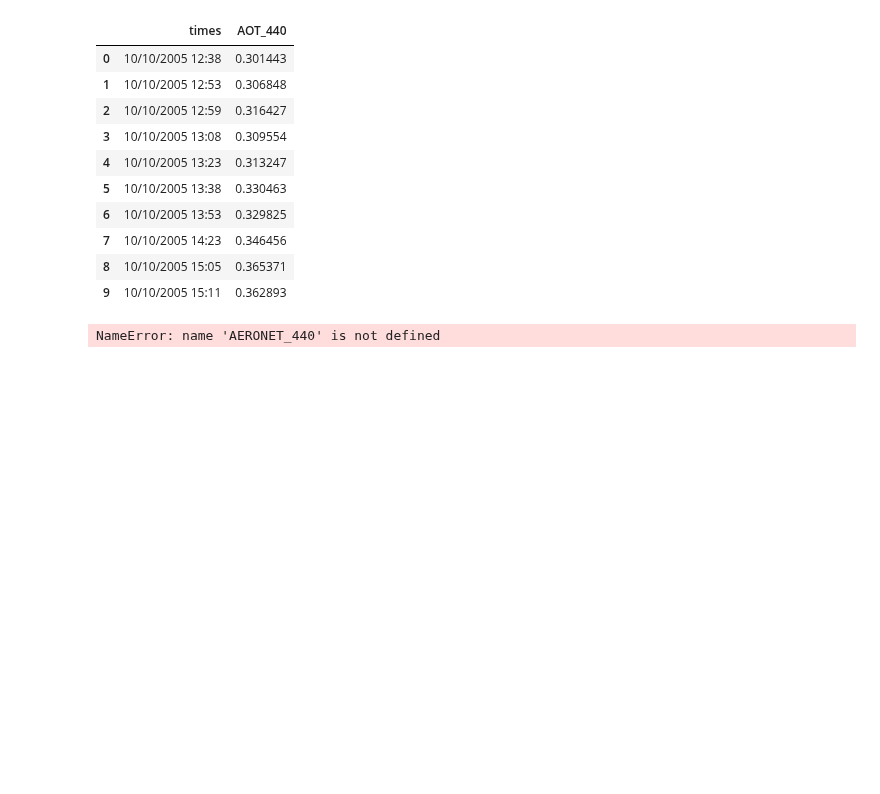
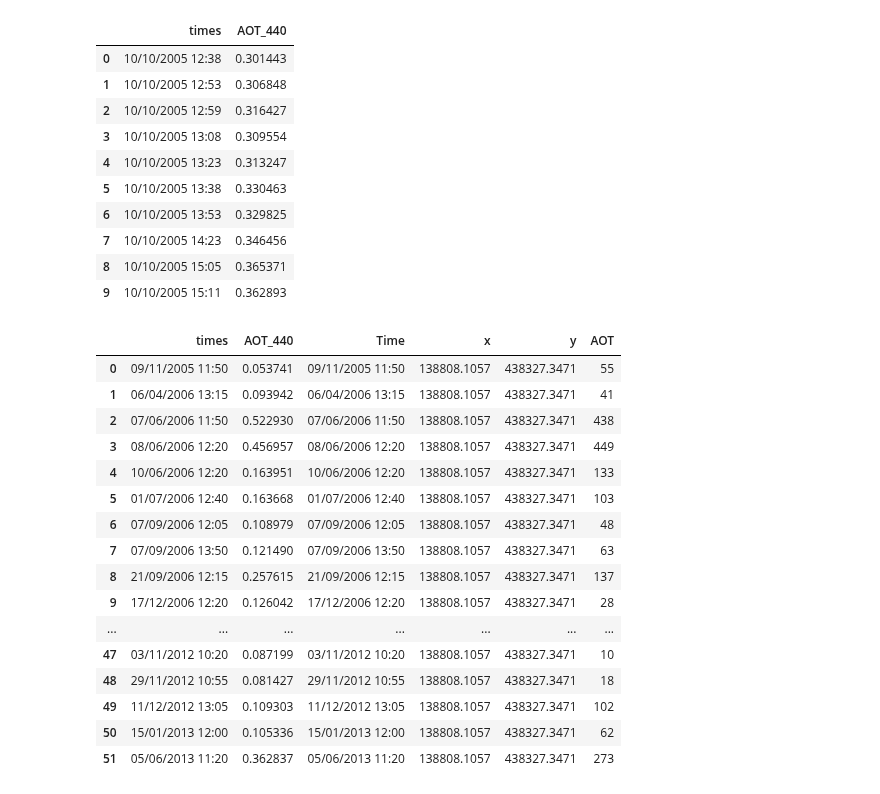
Before and after one commit to annalisasheehan/masters, a Jupyter notebook: AERONET_validation-just extracting data NO DASK.ipynb, the cells around one changed output. Cells and saved outputs as stored; diff of their text form; code cells hidden in the pictures; blank space fills up the shorter version.

```diff
--- a/AERONET_validation-just extracting data NO DASK.ipynb
+++ b/AERONET_validation-just extracting data NO DASK.ipynb
@@ -147,6 +147,4 @@ Aeronet_440[:10]
 | 8 | 10/10/2005 15:05 | 0.365371 |
 | 9 | 10/10/2005 15:11 | 0.362893 |
 # %%
-merged_inner = AERONET_440.merge(MAIAC_Chil, left_on='times', right_on='time', how='inner')
+merged_inner = Aeronet_440.merge(MAIAC_Chil, left_on='times', right_on='Time', how='inner')
-# %% [output]
-NameError: name 'AERONET_440' is not defined
@@ -152,0 +153,20 @@ NameError: name 'AERONET_440' is not defined
+# %%
+merged_inner
+# %% [output]
+|  | times | AOT_440 | Time | x | y | AOT |
+| 0 | 09/11/2005 11:50 | 0.053741 | 09/11/2005 11:50 | 138808.1057 | 438327.3471 | 55 |
+| 1 | 06/04/2006 13:15 | 0.093942 | 06/04/2006 13:15 | 138808.1057 | 438327.3471 | 41 |
+| 2 | 07/06/2006 11:50 | 0.522930 | 07/06/2006 11:50 | 138808.1057 | 438327.3471 | 438 |
+| 3 | 08/06/2006 12:20 | 0.456957 | 08/06/2006 12:20 | 138808.1057 | 438327.3471 | 449 |
+| 4 | 10/06/2006 12:20 | 0.163951 | 10/06/2006 12:20 | 138808.1057 | 438327.3471 | 133 |
+| 5 | 01/07/2006 12:40 | 0.163668 | 01/07/2006 12:40 | 138808.1057 | 438327.3471 | 103 |
+| 6 | 07/09/2006 12:05 | 0.108979 | 07/09/2006 12:05 | 138808.1057 | 438327.3471 | 48 |
+| 7 | 07/09/2006 13:50 | 0.121490 | 07/09/2006 13:50 | 138808.1057 | 438327.3471 | 63 |
+| 8 | 21/09/2006 12:15 | 0.257615 | 21/09/2006 12:15 | 138808.1057 | 438327.3471 | 137 |
+| 9 | 17/12/2006 12:20 | 0.126042 | 17/12/2006 12:20 | 138808.1057 | 438327.3471 | 28 |
+| ... | ... | ... | ... | ... | ... | ... |
+| 47 | 03/11/2012 10:20 | 0.087199 | 03/11/2012 10:20 | 138808.1057 | 438327.3471 | 10 |
+| 48 | 29/11/2012 10:55 | 0.081427 | 29/11/2012 10:55 | 138808.1057 | 438327.3471 | 18 |
+| 49 | 11/12/2012 13:05 | 0.109303 | 11/12/2012 13:05 | 138808.1057 | 438327.3471 | 102 |
+| 50 | 15/01/2013 12:00 | 0.105336 | 15/01/2013 12:00 | 138808.1057 | 438327.3471 | 62 |
+| 51 | 05/06/2013 11:20 | 0.362837 | 05/06/2013 11:20 | 138808.1057 | 438327.3471 | 273 |
```
Also changed, not shown: parts of 4 cells of this notebook.
